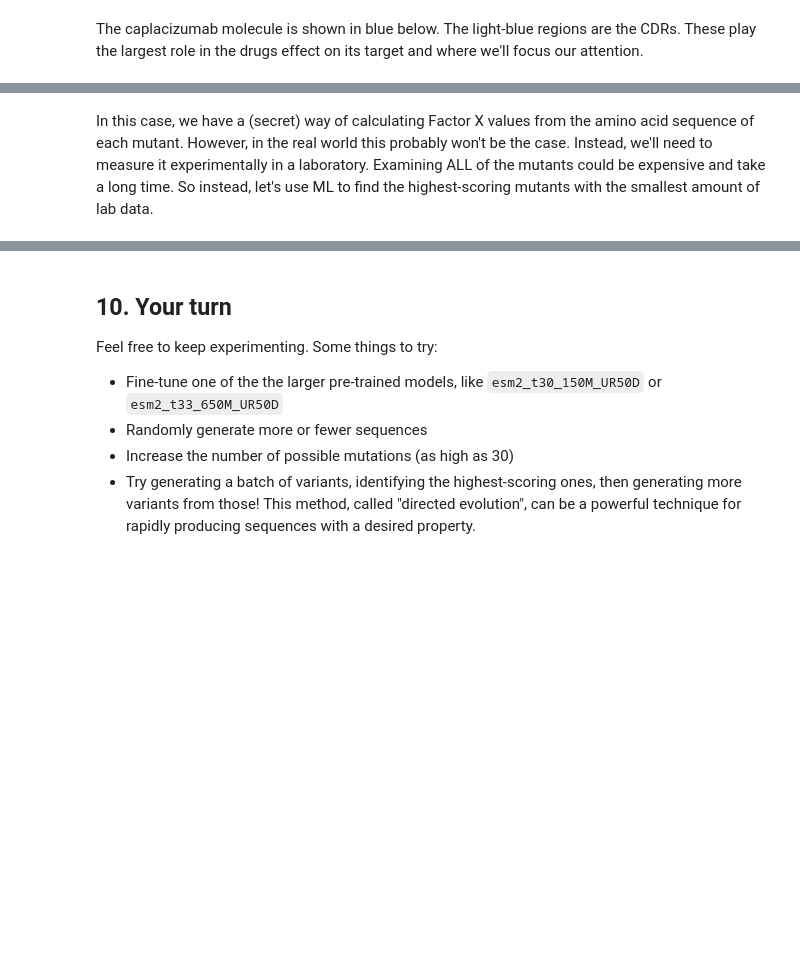
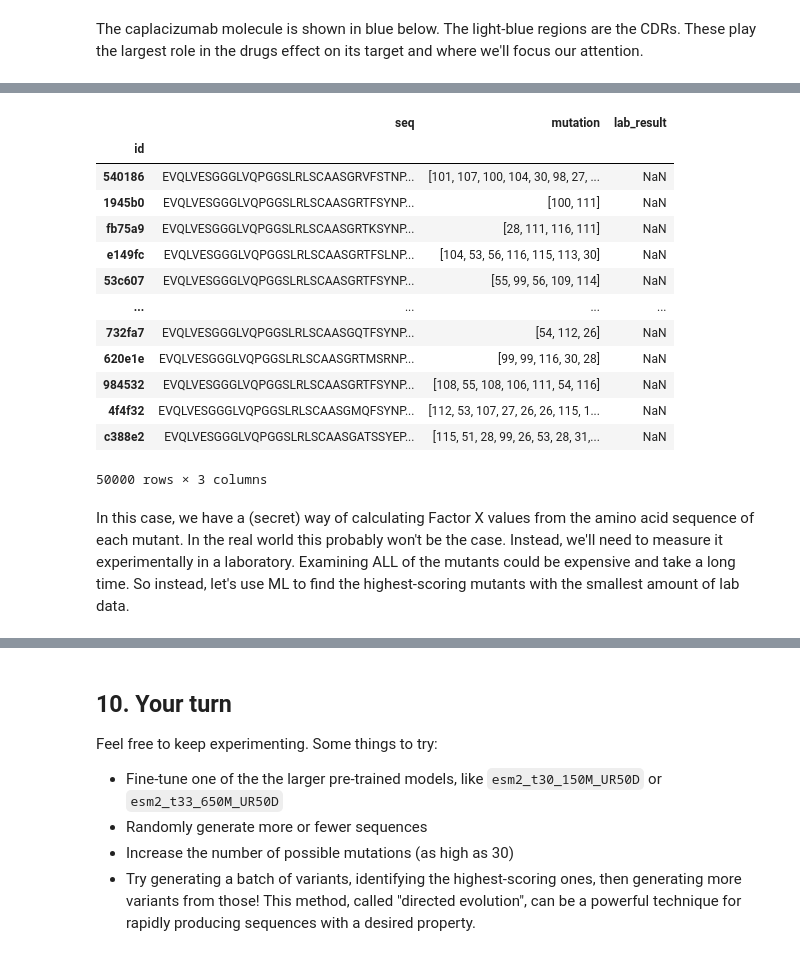
Before and after one commit to aws-samples/aws-healthcare-lifescience-ai-ml-sample-notebooks, a Jupyter notebook: workshops/Scalable_Drug_Discovery/active_learning.ipynb, the cells around one changed output, grey strips where cells are left out. Saved outputs shown, nothing was run; the diff lists cells and outputs as text; code cells hidden in the pictures; blank space fills up the shorter version.

```diff
--- a/workshops/Scalable_Drug_Discovery/active_learning.ipynb
+++ b/workshops/Scalable_Drug_Discovery/active_learning.ipynb
@@ -122,2 +175,19 @@ for i in generated_seqs.sample(n_preview).itertuples():
+# %%
+generated_seqs
+# %% [output]
+|  | seq | mutation | lab_result |
+| id |  |  |  |
+| 540186 | EVQLVESGGGLVQPGGSLRLSCAASGRVFSTNP... | [101, 107, 100, 104, 30, 98, 27, ... | NaN |
+| 1945b0 | EVQLVESGGGLVQPGGSLRLSCAASGRTFSYNP... | [100, 111] | NaN |
+| fb75a9 | EVQLVESGGGLVQPGGSLRLSCAASGRTKSYNP... | [28, 111, 116, 111] | NaN |
+| e149fc | EVQLVESGGGLVQPGGSLRLSCAASGRTFSLNP... | [104, 53, 56, 116, 115, 113, 30] | NaN |
+| 53c607 | EVQLVESGGGLVQPGGSLRLSCAASGRTFSYNP... | [55, 99, 56, 109, 114] | NaN |
+| ... | ... | ... | ... |
+| 732fa7 | EVQLVESGGGLVQPGGSLRLSCAASGQTFSYNP... | [54, 112, 26] | NaN |
+| 620e1e | EVQLVESGGGLVQPGGSLRLSCAASGRTMSRNP... | [99, 99, 116, 30, 28] | NaN |
+| 984532 | EVQLVESGGGLVQPGGSLRLSCAASGRTFSYNP... | [108, 55, 108, 106, 111, 54, 116] | NaN |
+| 4f4f32 | EVQLVESGGGLVQPGGSLRLSCAASGMQFSYNP... | [112, 53, 107, 27, 26, 26, 115, 1... | NaN |
+| c388e2 | EVQLVESGGGLVQPGGSLRLSCAASGATSSYEP... | [115, 51, 28, 99, 26, 53, 28, 31,... | NaN |
+50000 rows × 3 columns
 # %% [markdown]
-In this case, we have a (secret) way of calculating Factor X values from the amino acid sequence of each mutant. However, in the real world this probably won't be the case. Instead, we'll need to measure it experimentally in a laboratory. Examining ALL of the mutants could be expensive and take a long time. So instead, let's use ML to find the highest-scoring mutants with the smallest amount of lab data.
+In this case, we have a (secret) way of calculating Factor X values from the amino acid sequence of each mutant. In the real world this probably won't be the case. Instead, we'll need to measure it experimentally in a laboratory. Examining ALL of the mutants could be expensive and take a long time. So instead, let's use ML to find the highest-scoring mutants with the smallest amount of lab data.
```
Also changed, not shown: parts of 21 cells of this notebook, 2 other files.
